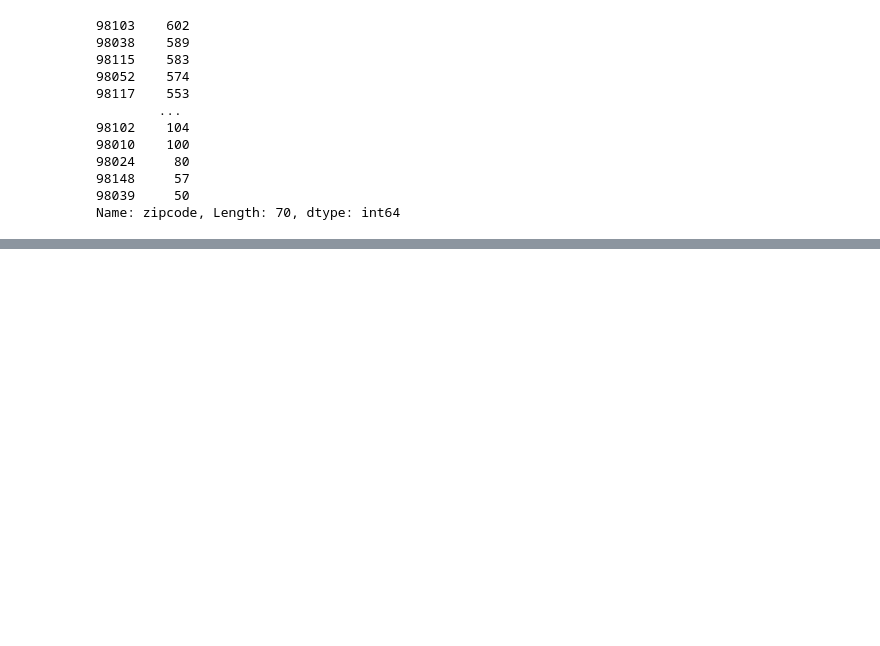
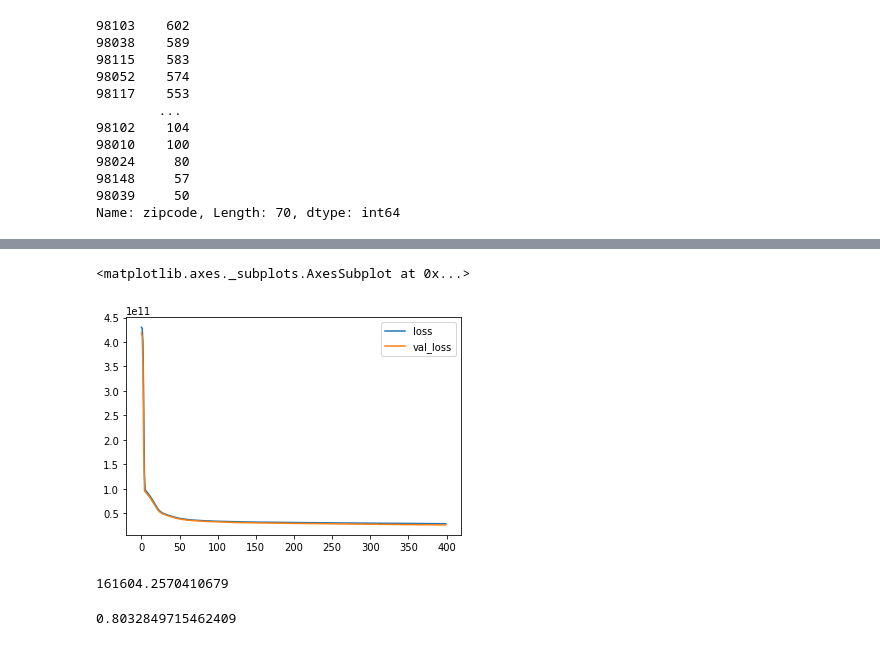
Before and after one commit to anusurabhi/Data-Science, a Jupyter notebook: Regression advanced using house pricing dataset.ipynb, the cells around one changed output, grey strips where cells are left out. Saved outputs shown, nothing was run; the diff lists cells and outputs as text; code cells hidden in the pictures; blank space fills up the shorter version.

```diff
--- a/Regression advanced using house pricing dataset.ipynb
+++ b/Regression advanced using house pricing dataset.ipynb
@@ -137,0 +173,2 @@ Name: zipcode, Length: 70, dtype: int64
+# %%
+X_train, X_test, y_train, y_test = train_test_split(X,y,test_size=0.3, random_state=101)
@@ -137,0 +177,20 @@ Name: zipcode, Length: 70, dtype: int64
+# %%
+scaler = MinMaxScaler()
+X_train = scaler.fit_transform(X_train)
+# %%
+X_test = scaler.transform(X_test)
+# %%
+from tensorflow.keras.models import Sequential
+from tensorflow.keras.layers import Dense
+
+model = Sequential()
+model.add(Dense(19, activation='relu'))
+model.add(Dense(19, activation='relu'))
+model.add(Dense(19, activation='relu'))
+model.add(Dense(19, activation='relu'))
+
+model.add(Dense(1))
+
+model.compile(optimizer='adam', loss='mse')
+
+model.fit(x=X_train, y=y_train, validation_data=(X_test, y_test), batch_size=128, epochs=400)
@@ -137,0 +216,6 @@ Name: zipcode, Length: 70, dtype: int64
+# %%
+losses = pd.DataFrame(model.history.history)
+losses.plot()
+# %% [output]
+<matplotlib.axes._subplots.AxesSubplot at 0x...>
+[figure, added]
@@ -137,0 +226,8 @@ Name: zipcode, Length: 70, dtype: int64
+# %%
+np.sqrt(mean_squared_error(y_test, predictions))
+# %% [output]
+161604.2570410679
+# %%
+explained_variance_score(y_test, predictions)
+# %% [output]
+0.8032849715462409
```
Also changed, not shown: parts of 16 cells of this notebook.
